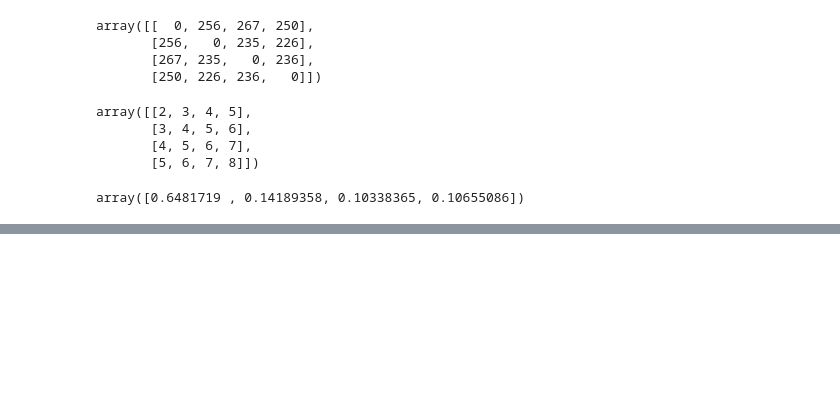
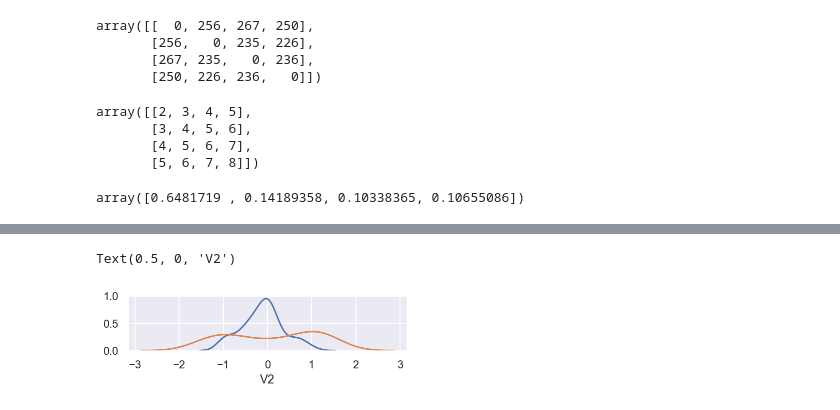
Before and after one commit to masakiaota/blog, a Jupyter notebook: BTmodel/tekitou.ipynb, the cells around one changed output, grey strips where cells are left out. Cells and saved outputs as stored; diff of their text form; code cells hidden in the pictures; blank space fills up the shorter version.

```diff
--- a/BTmodel/tekitou.ipynb
+++ b/BTmodel/tekitou.ipynb
@@ -51,0 +92,8 @@ array([0.6481719 , 0.14189358, 0.10338365, 0.10655086])
+# %%
+plt.figure(figsize=(5,1))
+sns.distplot(data1[:,1],hist=None)
+sns.distplot(data2[:,1],hist=None)
+plt.xlabel('V2')
+# %% [output]
+Text(0.5, 0, 'V2')
+[figure, added]
```
Also changed, not shown: parts of 8 cells of this notebook.
